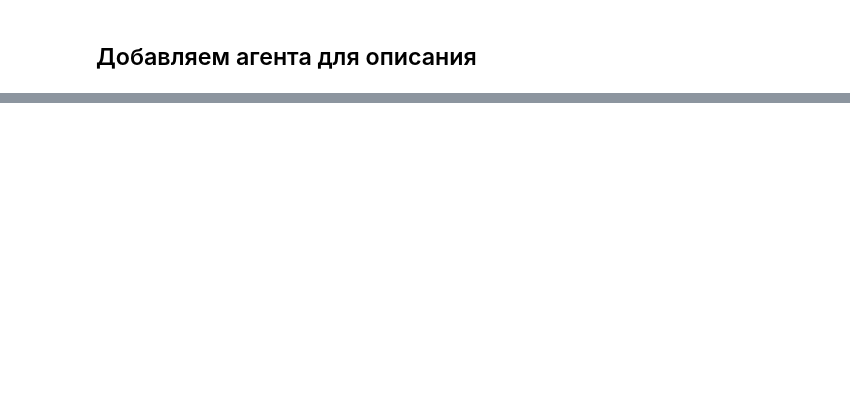
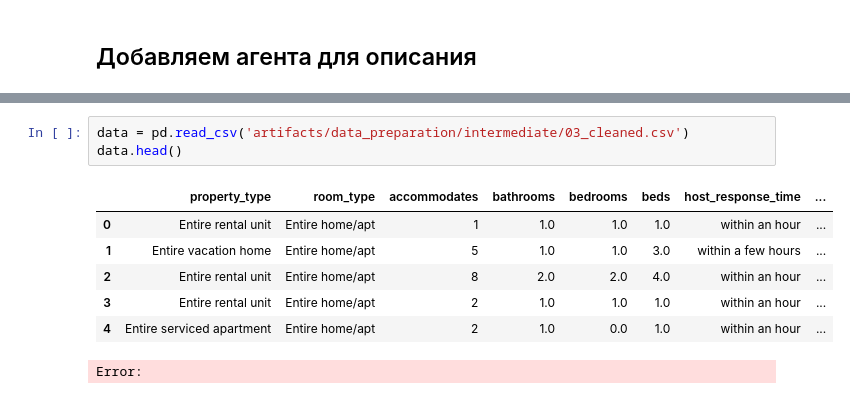
Before and after one commit to lezzzl/ai_agents_for_smadimo, a Jupyter notebook: pre_final.ipynb, the cells around one changed output, grey strips where cells are left out. Drawn from its saved outputs; the diff is of its cells as text; blank space fills up the shorter version.

```diff
--- a/pre_final.ipynb
+++ b/pre_final.ipynb
@@ -886,0 +2998,11 @@ def call_orchestrator_llm(state: dict) -> OrchestratorDecision:
+# %%
+data = pd.read_csv('artifacts/data_preparation/intermediate/03_cleaned.csv')
+data.head()
+# %% [output]
+|  | property_type | room_type | accommodates | bathrooms | bedrooms | beds | host_response_time | ... |
+| 0 | Entire rental unit | Entire home/apt | 1 | 1.0 | 1.0 | 1.0 | within an hour | ... |
+| 1 | Entire vacation home | Entire home/apt | 5 | 1.0 | 1.0 | 3.0 | within a few hours | ... |
+| 2 | Entire rental unit | Entire home/apt | 8 | 2.0 | 2.0 | 4.0 | within an hour | ... |
+| 3 | Entire rental unit | Entire home/apt | 2 | 1.0 | 1.0 | 1.0 | within an hour | ... |
+| 4 | Entire serviced apartment | Entire home/apt | 2 | 1.0 | 0.0 | 1.0 | within an hour | ... |
+Error:
```
Also changed, not shown: parts of 90 cells of this notebook.
